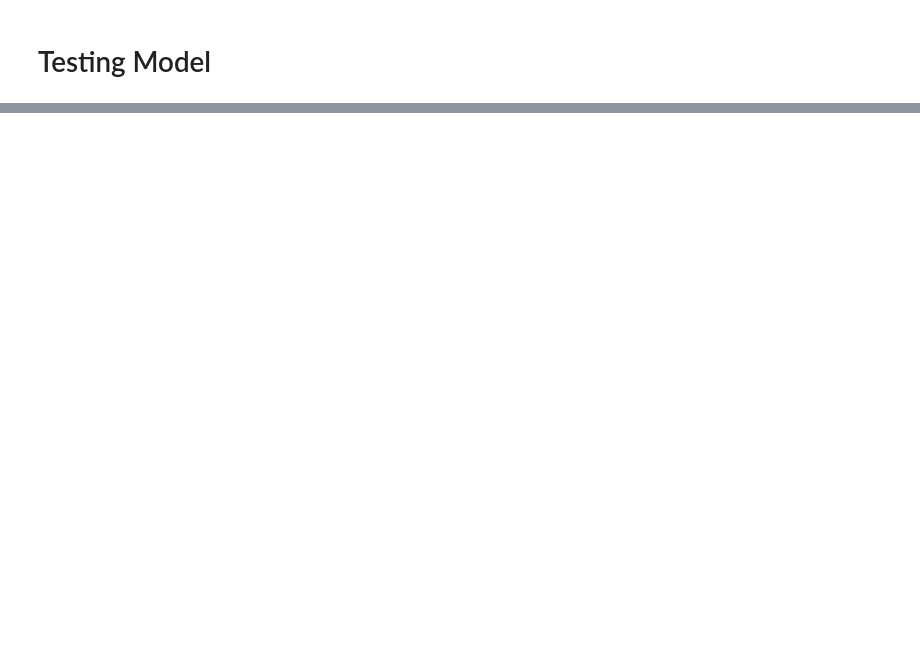
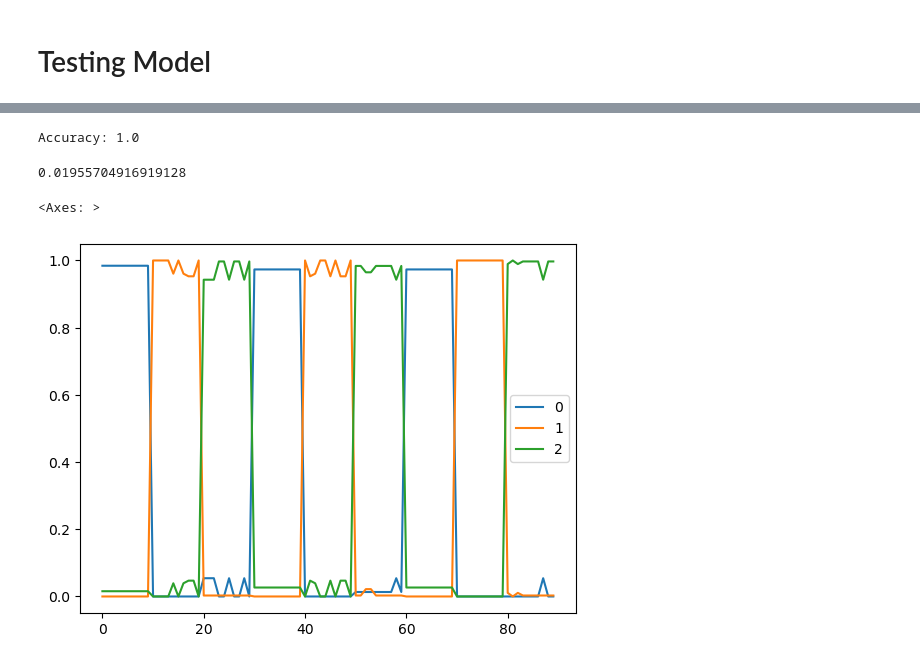
Before and after one commit to NicBamberger/ML_Coursework, a Jupyter notebook: ML_COURSEWORK/outputs.ipynb, the cells around one changed output, grey strips where cells are left out. Drawn from its saved outputs; the diff is of its cells as text; code cells hidden in the pictures; blank space fills up the shorter version.

```diff
--- a/ML_COURSEWORK/outputs.ipynb
+++ b/ML_COURSEWORK/outputs.ipynb
@@ -206,0 +103,10 @@ print(log_loss(y_test, y_probs))
+# %%
+model = ensemble.RandomForestClassifier(n_estimators=100, max_depth=4, min_impurity_decrease=0,
+                                        bootstrap=False, criterion="log_loss")
+# model = discriminant_analysis.LinearDiscriminantAnalysis(solver="svd")
+# model = linear_model.LogisticRegression(max_iter=1000, multi_class="multinomial")
+# %%
+features = pd.concat([covs], axis=1)
+X_train, y_train, X_test, y_test = Gx.train_test_split(features, target)
+print(X_train.shape, y_train.shape)
+print(X_test.shape, y_test.shape)
@@ -206,0 +116,12 @@ print(log_loss(y_test, y_probs))
+# %%
+# here we will use cross validation, leaving out 1 subject each time!
+n_folds = TRAIN_SUBJECTS
+cv_splits = Gx.cross_validation_splits(X_train, y_train, n_folds)
+errors_valid = np.zeros(n_folds)
+
+for i in range(len(cv_splits)):
+
+   CV_X_train, CV_y_train, CV_X_valid, CV_y_valid = cv_splits[i].values()
+   errors_valid[i], y_probs = Gx.run_model(CV_X_train, CV_y_train, CV_X_valid, CV_y_valid, model)
+
+errors_valid
@@ -207,2 +143,11 @@ print(log_loss(y_test, y_probs))
+# %%
+error_test, y_test_probs = Gx.run_model(X_train, y_train, X_test, y_test, model)
+error_test
+# %% [output]
+Accuracy: 1.0
+0.01955704916919128
 # %%
-pd.DataFrame(y_probs).plot()
+pd.DataFrame(y_test_probs).plot()
+# %% [output]
+<Axes: >
+[figure, added]
```
Also changed, not shown: parts of 37 cells of this notebook, 3 other files.
